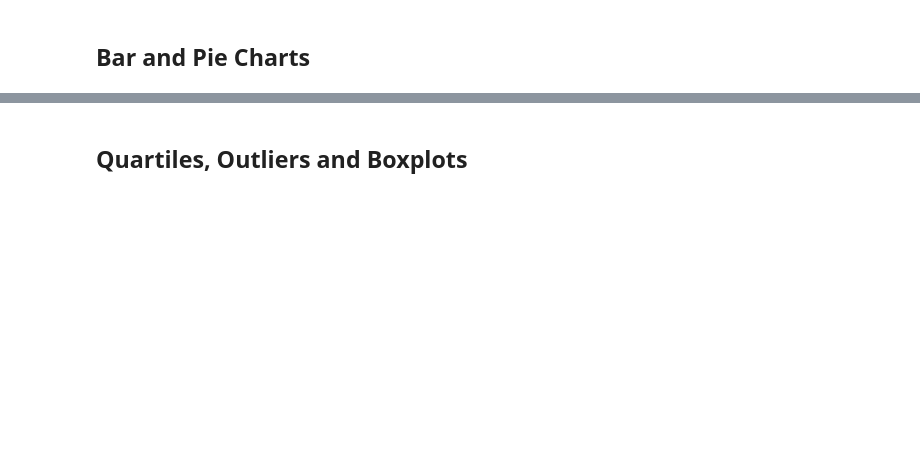
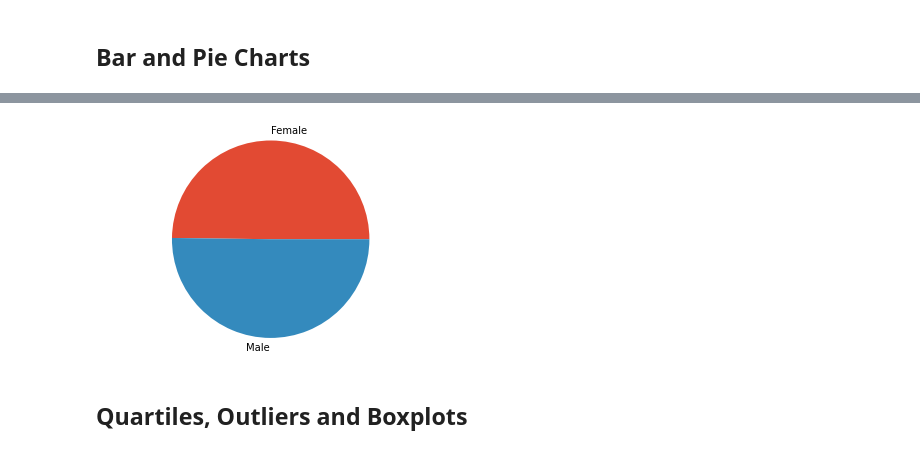
Before and after one commit to lakemp2345/Matplotlib-Challenge, a Jupyter notebook: pymaceuticals_starter.ipynb, the cells around one changed output, grey strips where cells are left out. Saved outputs shown, nothing was run; the diff lists cells and outputs as text; code cells hidden in the pictures; blank space fills up the shorter version.

```diff
--- a/pymaceuticals_starter.ipynb
+++ b/pymaceuticals_starter.ipynb
@@ -232,5 +261,16 @@ plt.bar(timepoint_count.index, timepoint_count.Timepoint)
 # %%
 # Generate a pie plot showing the distribution of female versus male mice using pyplot
+
+labels = 'Female', 'Male'
+Numbers = [124, 125]
+
+fig1, ax1 = plt.subplots()
+ax1.pie(Numbers, labels=labels)
+ax1.axis('equal')
+
+plt.show()
+# %% [output]
+[figure, added]
 # %% [markdown]
 ## Quartiles, Outliers and Boxplots
 # %%
```
Also changed, not shown: parts of 6 cells of this notebook.
